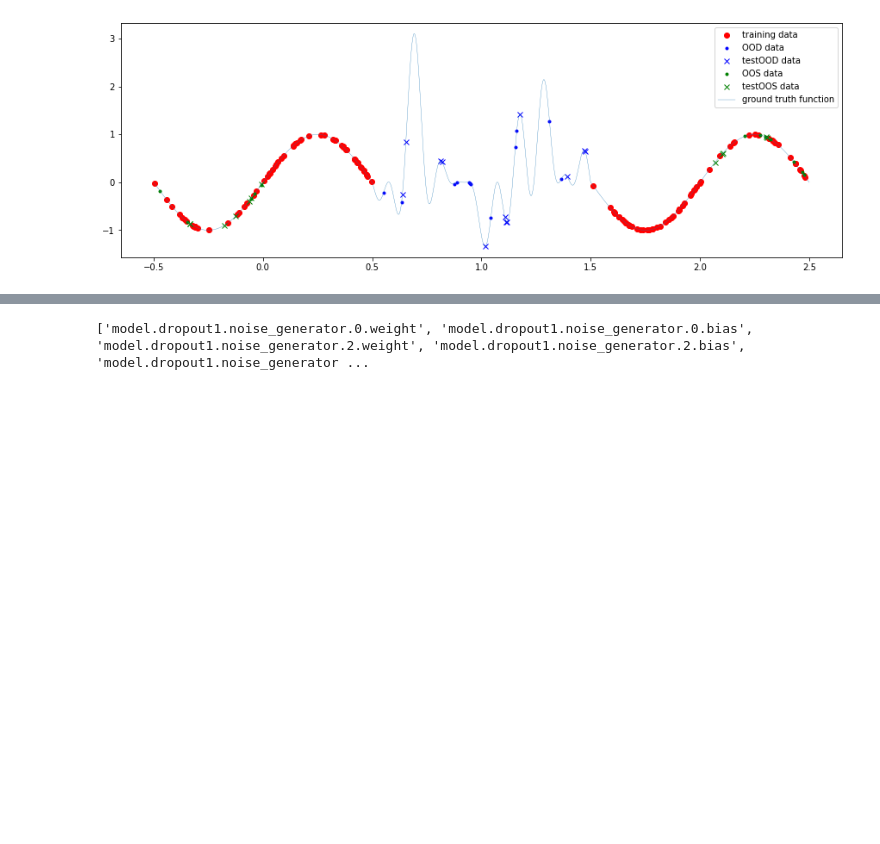
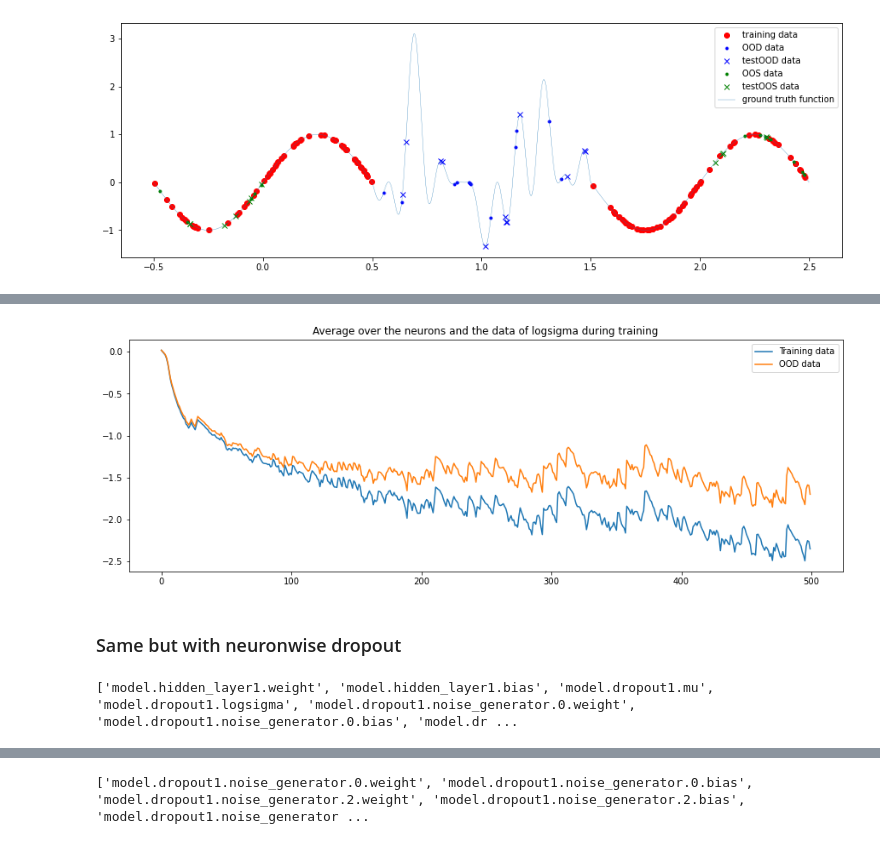
Before and after one commit to saleml/mcdeup, a Jupyter notebook: deup.ipynb, the cells around one changed output, grey strips where cells are left out. Cells and saved outputs as stored; diff of their text form; code cells hidden in the pictures; blank space fills up the shorter version.

```diff
--- a/deup.ipynb
+++ b/deup.ipynb
@@ -70,0 +122,28 @@ error on test data for deup (before training): 0.44675644631664263
+# %%
+plt.figure(figsize=(15, 5))
+plt.plot([callback[0] for callback in callbacks], label='Training data')
+plt.plot([callback[1] for callback in callbacks], label='OOD data')
+plt.title('Average over the neurons and the data of logsigma during training')
+plt.legend()
+plt.show()
+# %% [output]
+[figure, added]
+# %% [markdown]
+### Same but with neuronwise dropout
+# %%
+n_hidden = 128
+hidden_layers = 4
+lr = 1e-3
+
+logsigma = nn.Parameter(torch.tensor(-1.))
+noise_generator = nn.Sequential(nn.Linear(1, 32), nn.ReLU(), nn.Linear(32, 32), nn.ReLU(), nn.Linear(32, n_hidden))
+
+model = Model(n_hidden=n_hidden, hidden_layers=hidden_layers,
+                              dropout_module=MultiplicativeGaussian, mu=None, logsigma=logsigma,
+                              noise_generator=noise_generator)
+print([x[0] for x in model.named_parameters()])
+optimizer = torch.optim.Adam([y for x, y in model.named_parameters() if 'dropout' not in x], lr=lr)
+losses, valid_losses = train_main_model(model, optimizer, TensorDataset(x, y), TensorDataset(oos_x, oos_y),
+                                       epochs=500, batch_size=32)
+# %% [output]
+['model.hidden_layer1.weight', 'model.hidden_layer1.bias', 'model.dropout1.mu', 'model.dropout1.logsigma', 'model.dropout1.noise_generator.0.weight', 'model.dropout1.noise_generator.0.bias', 'model.dr ...
```
Also changed, not shown: parts of 20 cells of this notebook, 2 other files.
